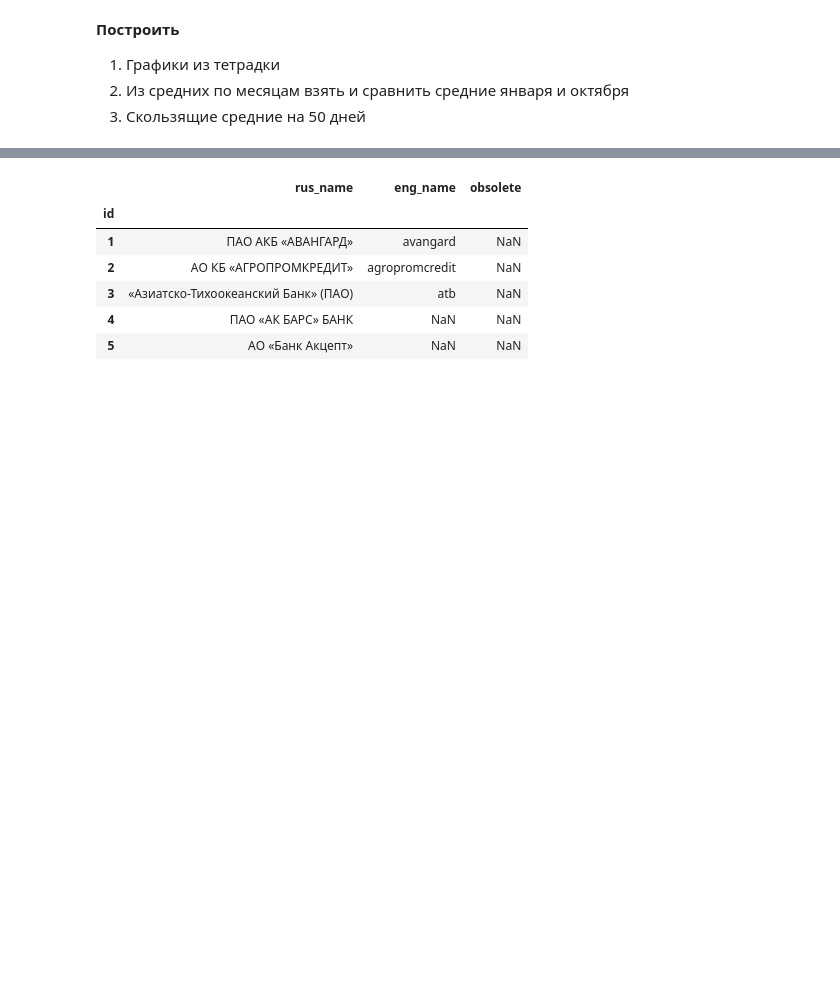
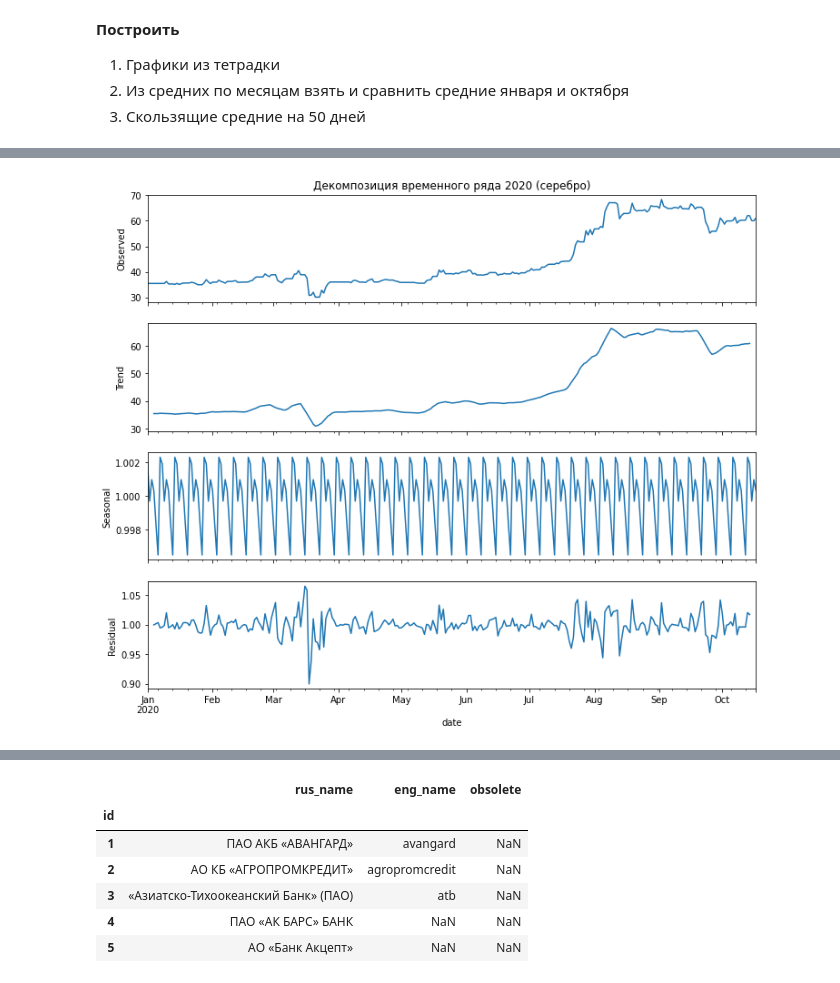
Before and after one commit to ilyinss/cbr_metall_analytics, a Jupyter notebook: decomp_metall_time_series.ipynb, the cells around one changed output, grey strips where cells are left out. Saved outputs shown, nothing was run; the diff lists cells and outputs as text; code cells hidden in the pictures; blank space fills up the shorter version.

```diff
--- a/decomp_metall_time_series.ipynb
+++ b/decomp_metall_time_series.ipynb
@@ -130,5 +132,7 @@ seasonal_decompose_plot(result)
 # %%
 result = seasonal_decompose(df['silver'], model='multiplicative')
-seasonal_decompose_plot(result)
+seasonal_decompose_plot(result, 'серебро')
+# %% [output]
+[figure, added]
 # %%
 # тут построить разложения по месяцам
```
Also changed, not shown: parts of 15 cells of this notebook.
